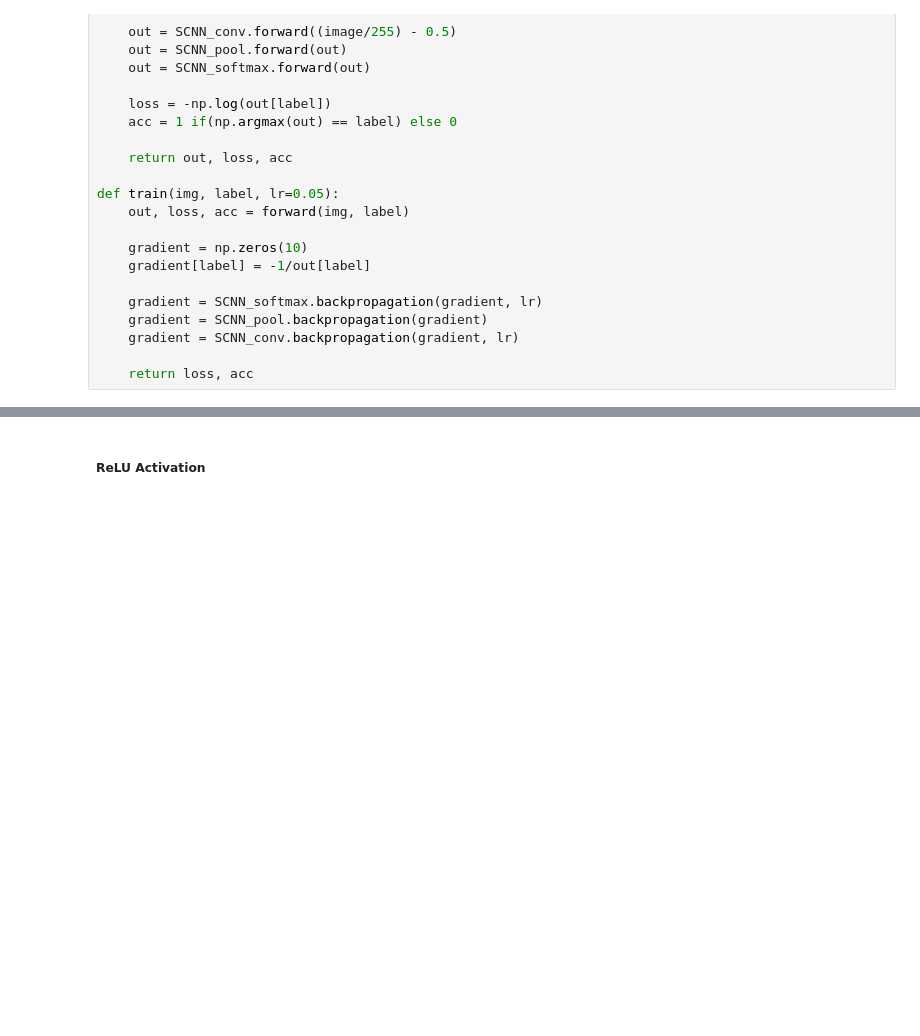
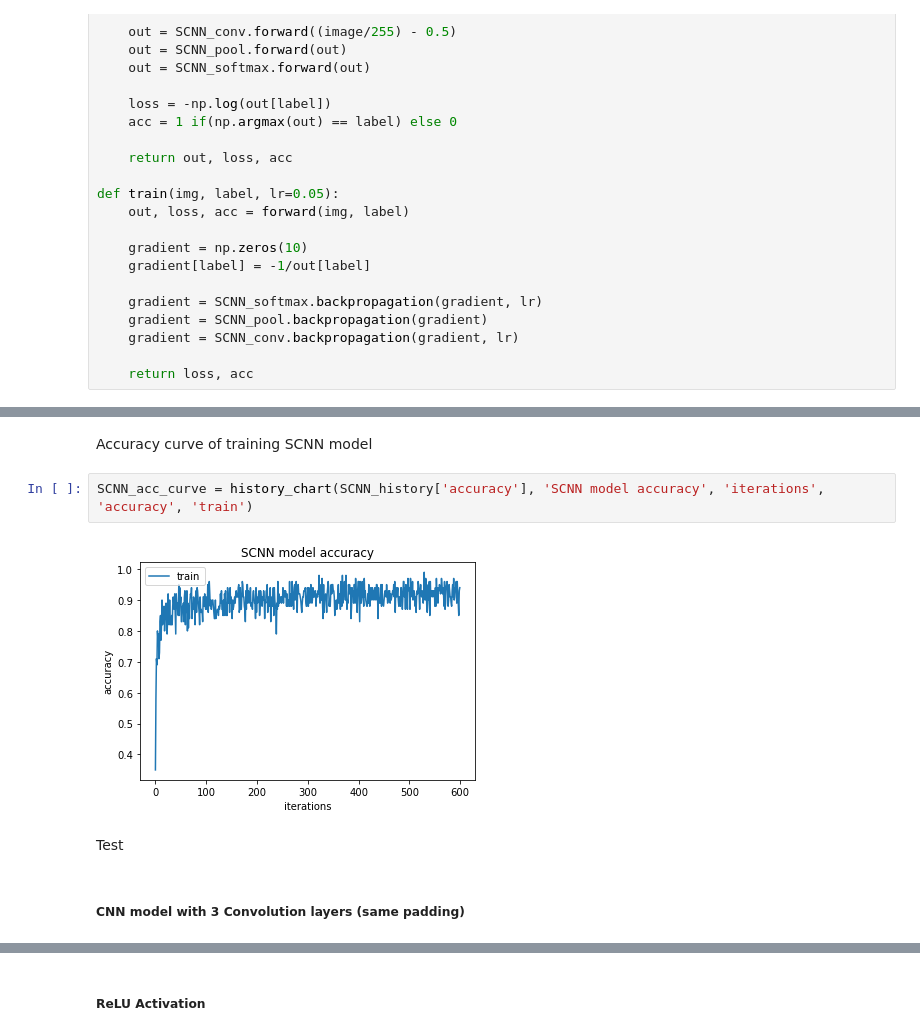
Before and after one commit to thanhhocse96/DeepLearningDemo, a Jupyter notebook: CNN.ipynb, the cells around one changed output, grey strips where cells are left out. Saved outputs shown, nothing was run; the diff lists cells and outputs as text; blank space fills up the shorter version.

```diff
--- a/CNN.ipynb
+++ b/CNN.ipynb
@@ -324,0 +369,10 @@ def class Sigmoid:
+# %% [markdown]
+Accuracy curve of training SCNN model
+# %%
+SCNN_acc_curve = history_chart(SCNN_history['accuracy'], 'SCNN model accuracy', 'iterations', 'accuracy', 'train')
+# %% [output]
+[figure, added]
+# %% [markdown]
+Test
+# %% [markdown]
+##### CNN model with 3 Convolution layers (same padding)
```
Also changed, not shown: parts of 28 cells of this notebook, 1 other file.
